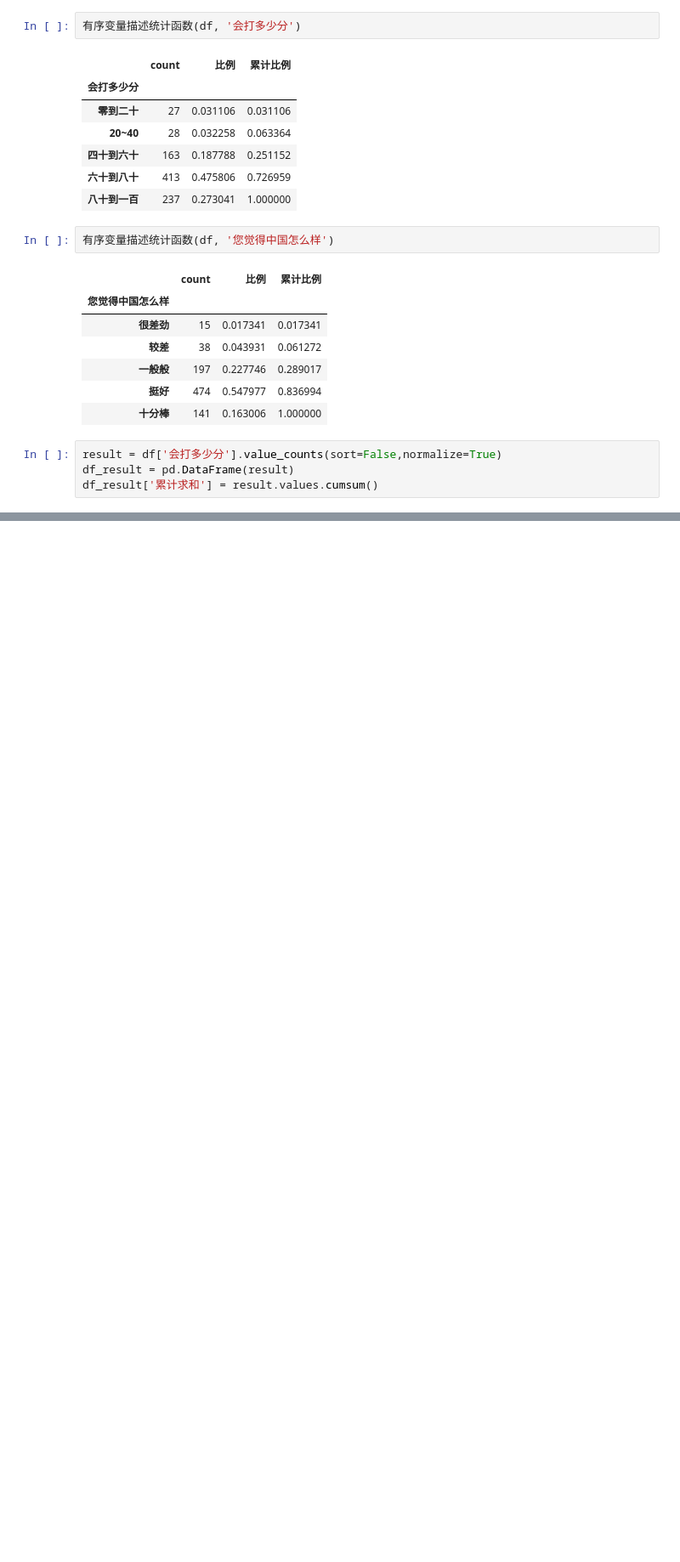
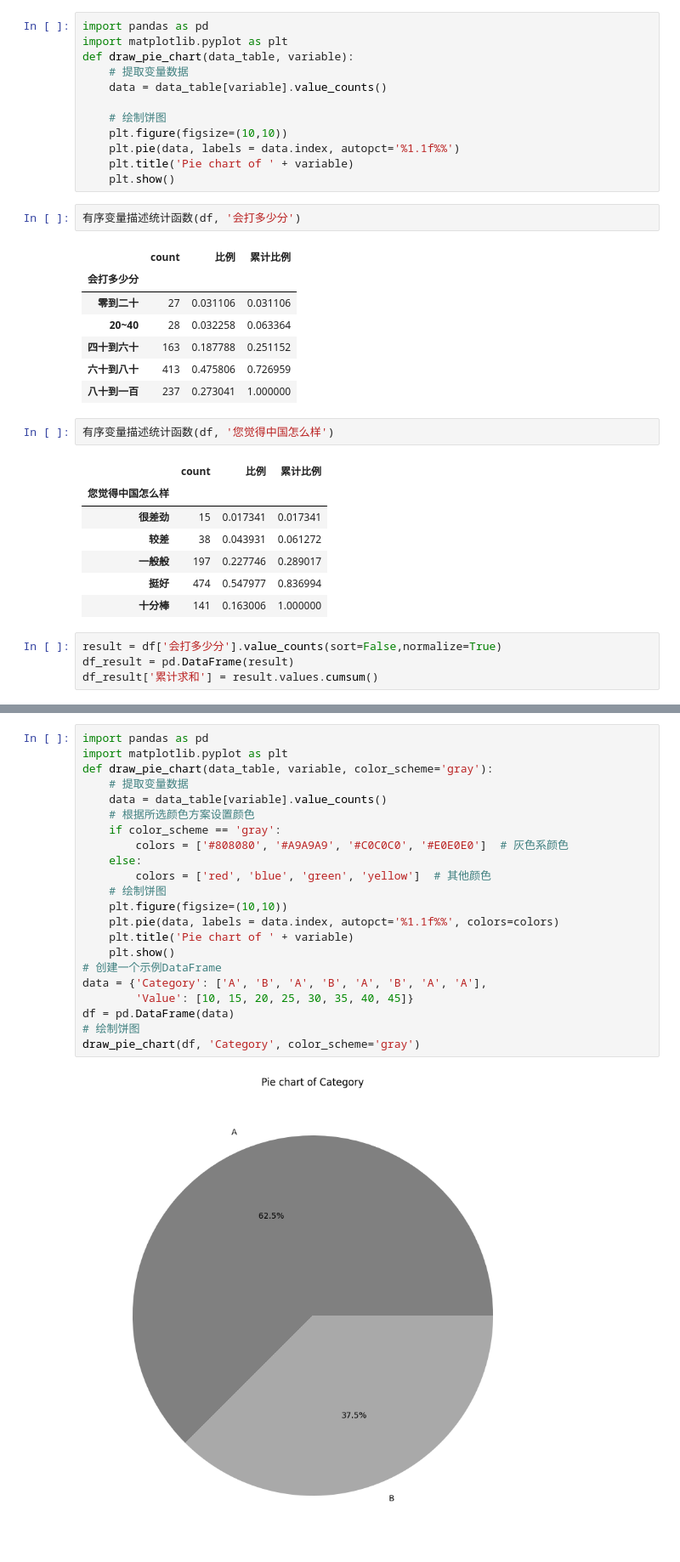
Before and after one commit to maxiao999/maxiao, a Jupyter notebook: 08-descripyion.ipynb, the cells around one changed output, grey strips where cells are left out. Shown at 85% size. Cells and saved outputs as stored; diff of their text form; blank space fills up the shorter version.

```diff
--- a/08-descripyion.ipynb
+++ b/08-descripyion.ipynb
@@ -16,6 +16,18 @@ def 有序变量描述统计函数(表名, 变量名):
     描述统计表['比例'] = 描述统计表['count'] / 描述统计表['count'].sum()
     描述统计表['累计比例'] = 描述统计表['比例'].cumsum()
     return 描述统计表
+# %%
+import pandas as pd
+import matplotlib.pyplot as plt
+def draw_pie_chart(data_table, variable):
+    # 提取变量数据
+    data = data_table[variable].value_counts()
+
+    # 绘制饼图
+    plt.figure(figsize=(10,10))
+    plt.pie(data, labels = data.index, autopct='%1.1f%%')
+    plt.title('Pie chart of ' + variable)
+    plt.show()
 # %%
 有序变量描述统计函数(df, '会打多少分')
 # %% [output]
@@ -42,0 +57,24 @@ df_result['累计求和'] = result.values.cumsum()
+# %%
+import pandas as pd
+import matplotlib.pyplot as plt
+def draw_pie_chart(data_table, variable, color_scheme='gray'):
+    # 提取变量数据
+    data = data_table[variable].value_counts()
+    # 根据所选颜色方案设置颜色
+    if color_scheme == 'gray':
+        colors = ['#808080', '#A9A9A9', '#C0C0C0', '#E0E0E0']  # 灰色系颜色
+    else:
+        colors = ['red', 'blue', 'green', 'yellow']  # 其他颜色
+    # 绘制饼图
+    plt.figure(figsize=(10,10))
+    plt.pie(data, labels = data.index, autopct='%1.1f%%', colors=colors)
+    plt.title('Pie chart of ' + variable)
+    plt.show()
+# 创建一个示例DataFrame
+data = {'Category': ['A', 'B', 'A', 'B', 'A', 'B', 'A', 'A'],
+        'Value': [10, 15, 20, 25, 30, 35, 40, 45]}
+df = pd.DataFrame(data)
+# 绘制饼图
+draw_pie_chart(df, 'Category', color_scheme='gray')
+# %% [output]
+[figure, added]
```
Also changed, not shown: parts of 1 cell of this notebook, 7 other files.
